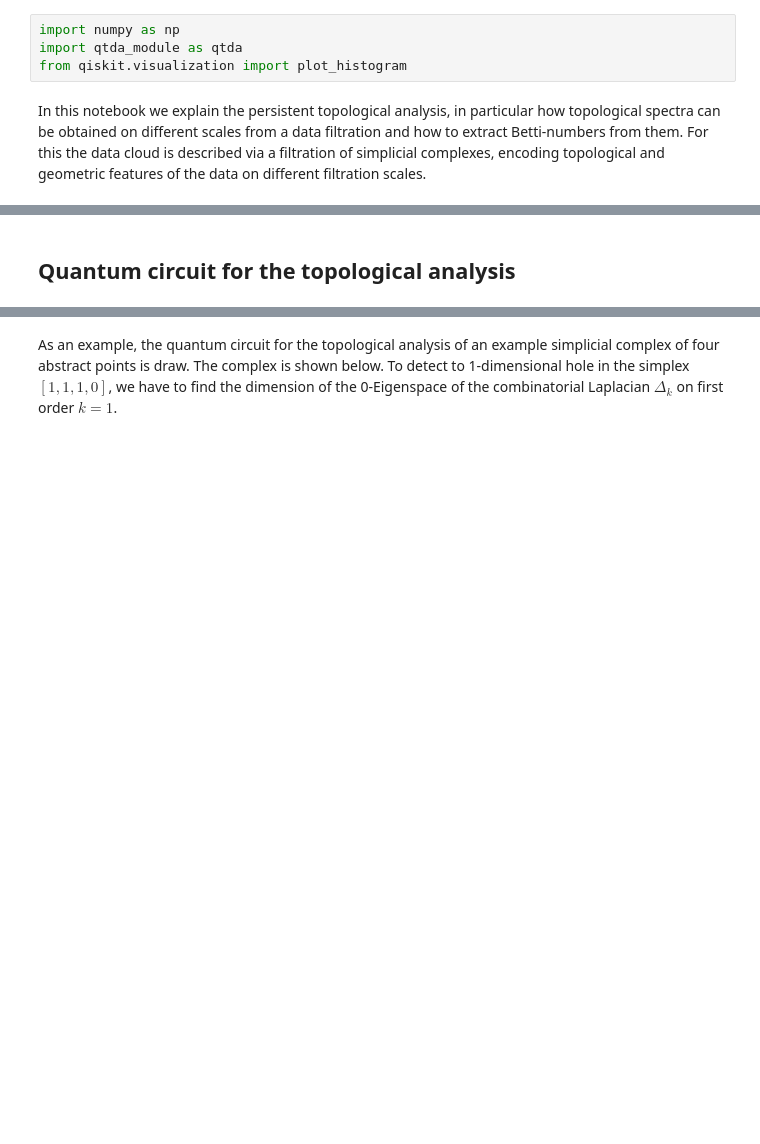
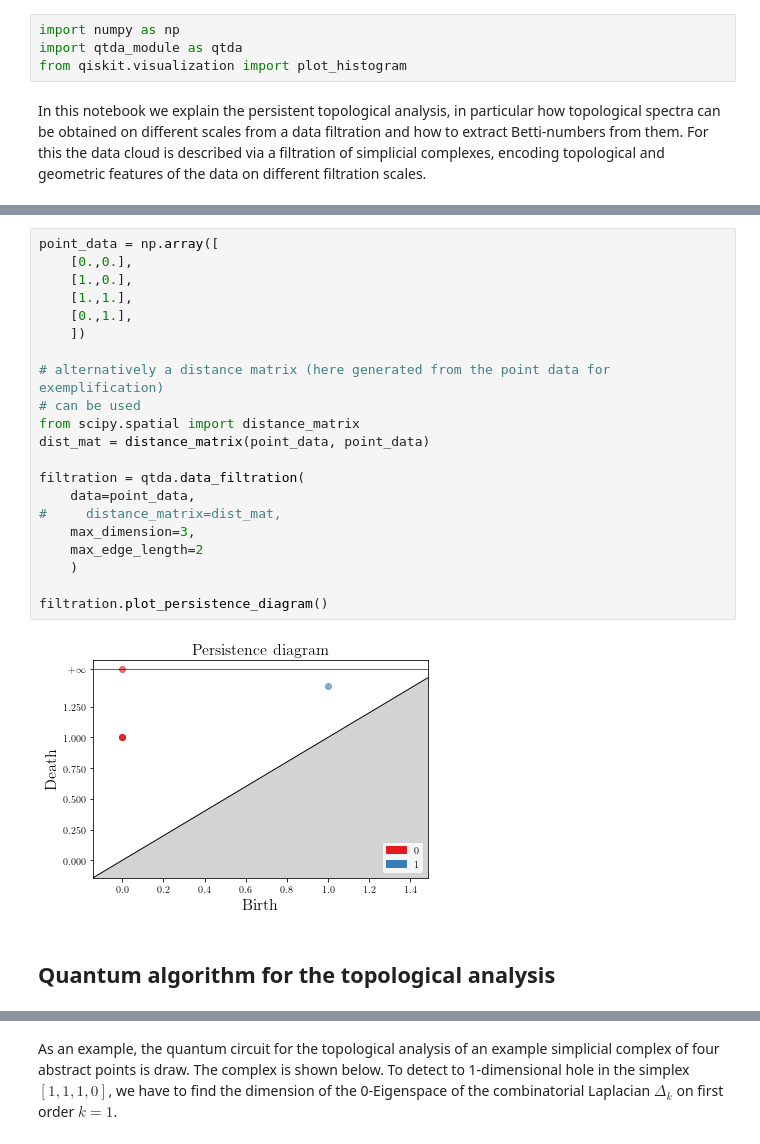
Before and after one commit to KathrinKoenig/QuantumTopologicalDataAnalysis, a Jupyter notebook: Code/Explanation notebook.ipynb, the cells around one changed output, grey strips where cells are left out. Drawn from its saved outputs; the diff is of its cells as text; blank space fills up the shorter version.

```diff
--- a/Code/Explanation notebook.ipynb
+++ b/Code/Explanation notebook.ipynb
@@ -11,2 +31,25 @@ In this notebook we explain the persistent topological analysis, in particular h
+# %%
+point_data = np.array([
+    [0.,0.],
+    [1.,0.],
+    [1.,1.],
+    [0.,1.],
+    ])
+
+# alternatively a distance matrix (here generated from the point data for exemplification)
+# can be used
+from scipy.spatial import distance_matrix
+dist_mat = distance_matrix(point_data, point_data)
+
+filtration = qtda.data_filtration(
+    data=point_data,
+#     distance_matrix=dist_mat,
+    max_dimension=3,
+    max_edge_length=2
+    )
+
+filtration.plot_persistence_diagram()
+# %% [output]
+[figure, added]
 # %% [markdown]
-## Quantum circuit for the topological analysis
+## Quantum algorithm for the topological analysis
```
Also changed, not shown: parts of 22 cells of this notebook, 8 other files.
